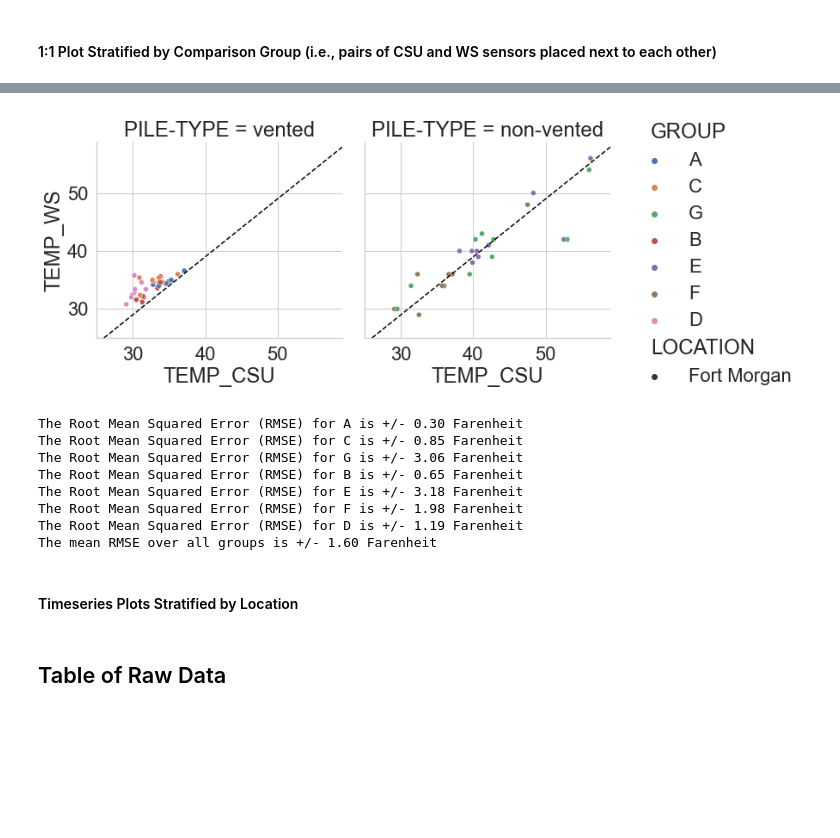
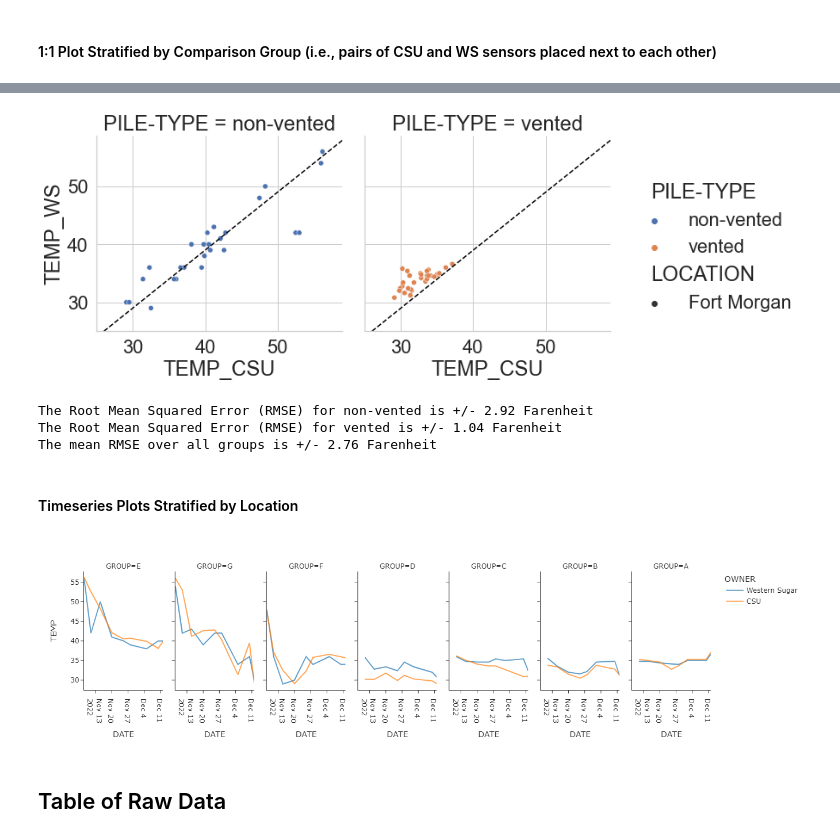
Before and after one commit to ansleybrown1337/pile-temp-sensor-comparison, a Jupyter notebook: Code/sensor_comparison.ipynb, the cells around one changed output, grey strips where cells are left out. Cells and saved outputs as stored; diff of their text form; code cells hidden in the pictures; blank space fills up the shorter version.

Commit message:
fixed graphs and rmse

```diff
--- a/Code/sensor_comparison.ipynb
+++ b/Code/sensor_comparison.ipynb
@@ -38,7 +38,7 @@ from itables import show
 from statsmodels.tools.eval_measures import rmse
 # %%
 # Import data
-df = pd.read_csv(r"C:\Users\ansleybr\Documents\GitHub\pile-temp-sensor-comparison\Data\pt_comparison_data.csv", na_values=['-'])
+df = pd.read_csv(r"C:\Users\AJ-CPU\Documents\GitHub\pile-temp-sensor-comparison\Data\pt_comparison_data.csv", na_values=['-'])
 # %%
 # Data Cleaning
 ## clean whitespace from column names
@@ -80,6 +65,8 @@ Name: OWNER, Length: 119, dtype: object
 ### Temperature Comparison (Farenheit) <a name="temp"></a>
 # %% [markdown]
 #### 1:1 Plot Stratified by Comparison Group (i.e., pairs of CSU and WS sensors placed next to each other)
+# %%
+rmse_cond = 'PILE-TYPE' # Variable to decide how to stratify RMSE results and coloring in graph
 # %%
 fig_temp = px.scatter(
            merged_df,
@@ -102,25 +91,25 @@ fig_temp.show()
 # %%
 # Uncomment for fixed 1:1 plots
 sns.set(font_scale=2) # make font bigger
 sns.set_style("whitegrid")
 fixed_temp_fig = sns.relplot(data=merged_df,
                             x='TEMP_CSU',
                             y='TEMP_WS',
                             col='PILE-TYPE',
                             #col_wrap = 2,
-                            hue='GROUP',
+                            hue=rmse_cond,
                             style='LOCATION'
                             )
                             #line_kws={'color':'black'},
                             #scatter_kws={'alpha':0.5},
                             #ci=95)
 fixed_temp_fig.map_dataframe(lambda data, **kws: plt.axline((1, 0), slope=1, color='black', linestyle='--')) # applies the fxn: y = 1*x - 0
 fixed_temp_fig.set(xlim=(25,None), ylim=(25,None))
 #fixed_temp_fig.add_legend()
 plt.savefig('group_comparisons.png')
 plt.show()
 # %% [output]
-[figure, old version]
+[figure, new version]
 # %%
 results_temp = px.get_trendline_results(fig_temp)
 #print(results)
@@ -136,14 +126,9 @@ def rmse_vals(results, unit):
 # %%
-rmse_vals(results_temp, unit='Farenheit')
+rmse_vals(results_temp, group=rmse_cond, unit='Farenheit')
 # %% [output]
-The Root Mean Squared Error (RMSE) for A is +/- 0.30 Farenheit
-The Root Mean Squared Error (RMSE) for C is +/- 0.85 Farenheit
-The Root Mean Squared Error (RMSE) for G is +/- 3.06 Farenheit
-The Root Mean Squared Error (RMSE) for B is +/- 0.65 Farenheit
-The Root Mean Squared Error (RMSE) for E is +/- 3.18 Farenheit
-The Root Mean Squared Error (RMSE) for F is +/- 1.98 Farenheit
-The Root Mean Squared Error (RMSE) for D is +/- 1.19 Farenheit
-The mean RMSE over all groups is +/- 1.60 Farenheit
+The Root Mean Squared Error (RMSE) for non-vented is +/- 2.92 Farenheit
+The Root Mean Squared Error (RMSE) for vented is +/- 1.04 Farenheit
+The mean RMSE over all groups is +/- 2.76 Farenheit
 # %% [markdown]
 #### Timeseries Plots Stratified by Location
 # %%
@@ -157,6 +142,8 @@ fig_temp_time = px.line(
 )
 fig_temp_time.update_traces(opacity=0.7)
 fig_temp_time.show()
+# %% [output]
+[figure, added]
 # %% [markdown]
 ## Table of Raw Data <a name="data"></a>
 # %%
```
Also changed, not shown: parts of 4 cells of this notebook, 1 other file.
